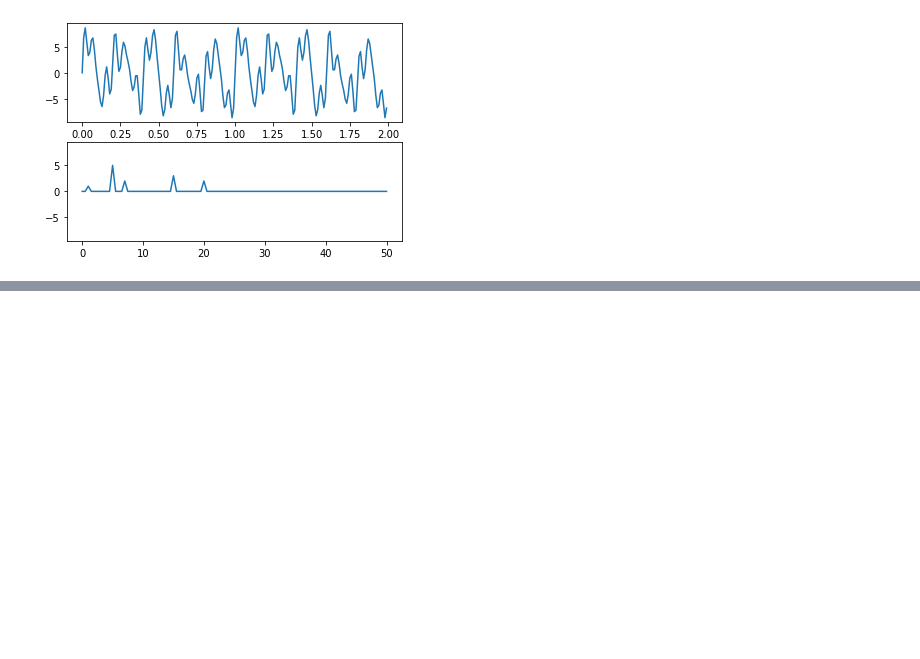
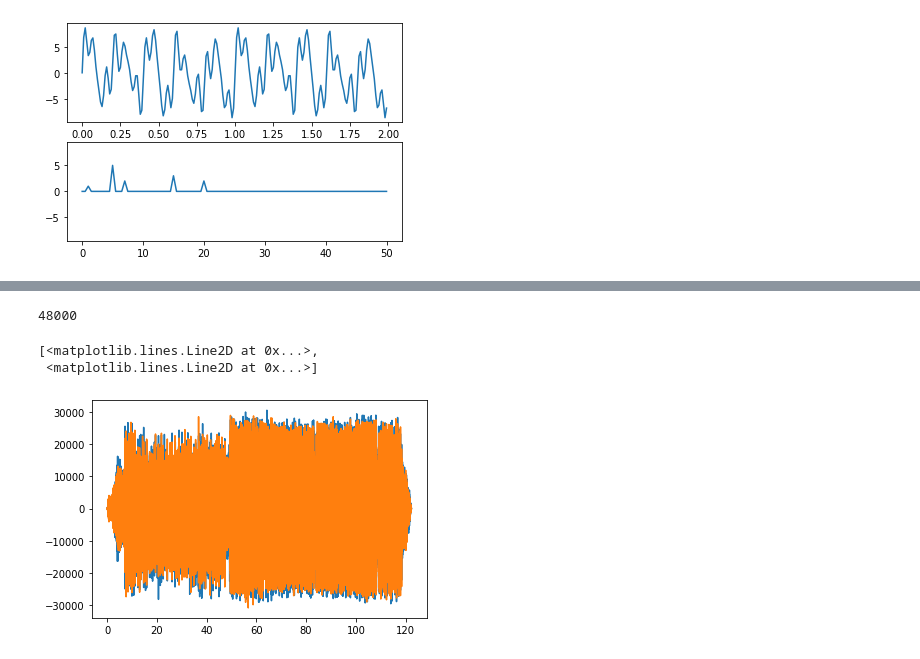
Before and after one commit to FrankAlvaradoR/Teor-a-de-Control, a Jupyter notebook: Transformada_de_Fourier.ipynb, the cells around one changed output, grey strips where cells are left out. Saved outputs shown, nothing was run; the diff lists cells and outputs as text; code cells hidden in the pictures; blank space fills up the shorter version.

```diff
--- a/Transformada_de_Fourier.ipynb
+++ b/Transformada_de_Fourier.ipynb
@@ -246,3 +246,14 @@ ax[1].plot(vecf,psdx)
 plt.show()
 # %% [output]
 [figure]
+# %%
+import numpy as np
+import matplotlib.pyplot as plt
+import IPython
+
+from google.colab import drive
+drive.mount('/content/drive',force_remount=True)
+directorio = "/content/drive/MyDrive/Colab_Notebooks/Procesamiento_Imagenes/"
+
+from scipy.io import wavfile
+import scipy.io
@@ -248,0 +271,10 @@ plt.show()
+# %%
+fm, source = wavfile.read(directorio+"audio1.wav")
+print(fm)
+t=np.arange(0,len(source)/samplerate, 1/samplerate)
+plt.plot(t,source)
+# %% [output]
+48000
+[<matplotlib.lines.Line2D at 0x...>,
+ <matplotlib.lines.Line2D at 0x...>]
+[figure, added]
```
Also changed, not shown: parts of 3 cells of this notebook.
